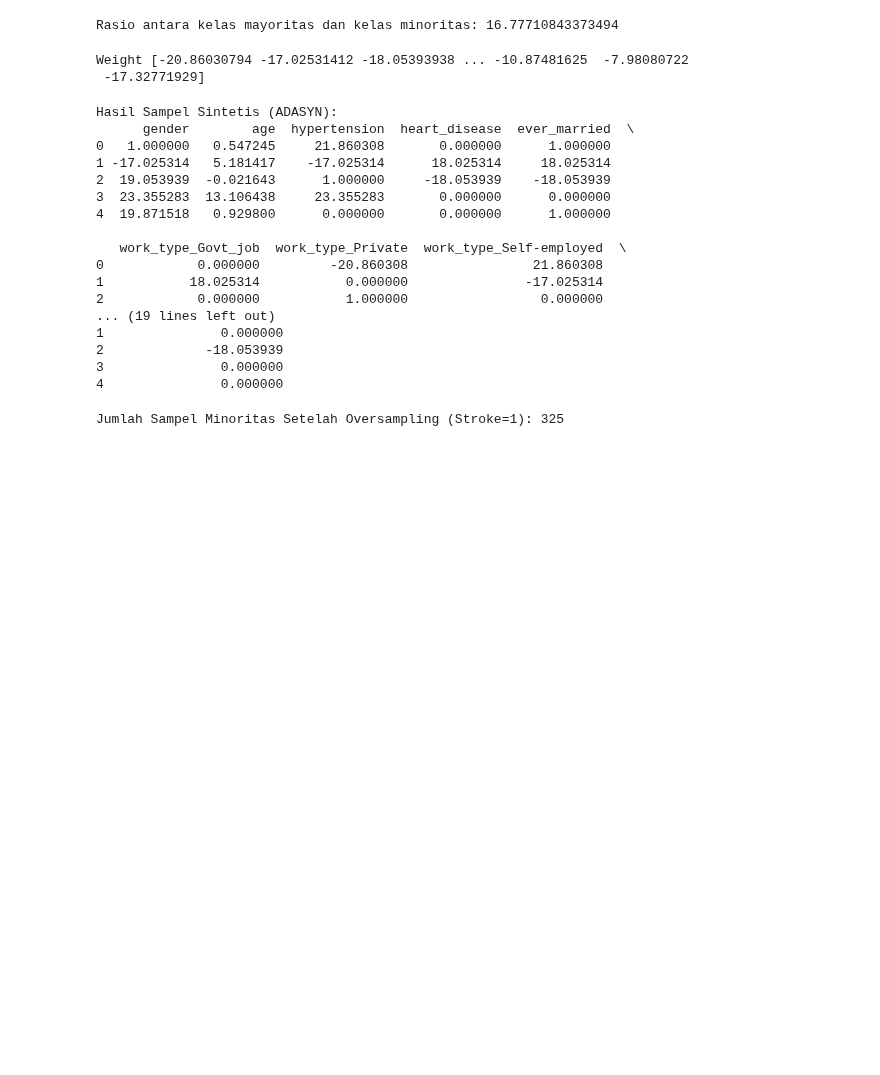
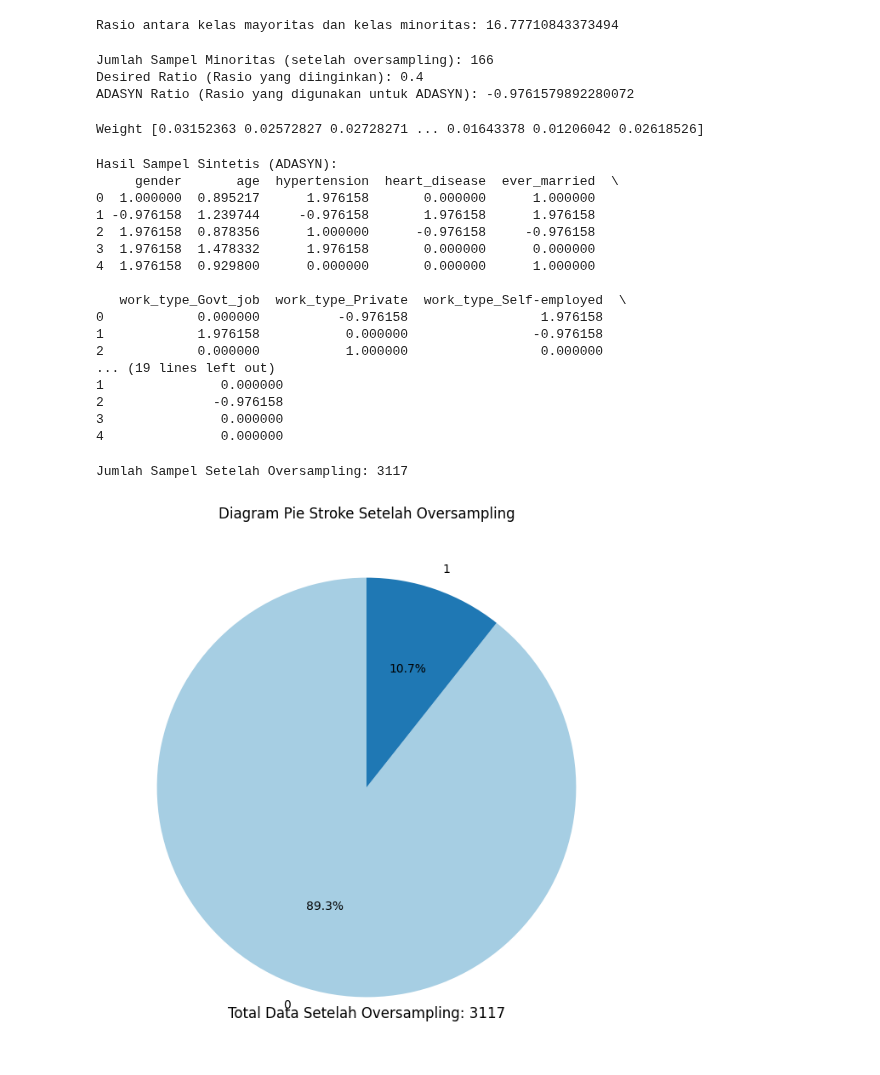
Before and after one commit to avillarafi45/TugasAkhirStrokePrediction, a Jupyter notebook: ADASYN.ipynb, the cells around one changed output. Cells and saved outputs as stored; diff of their text form; code cells hidden in the pictures; blank space fills up the shorter version.

```diff
--- a/ADASYN.ipynb
+++ b/ADASYN.ipynb
@@ -127,16 +124,26 @@ adasyn_ratio = min(desired_ratio, 1.0) * 0.1  # Menggunakan nilai minimum antara
+# %%
+# Langkah 4: Hitung Rasio ADASYN
+desired_ratio = 0.4  # Set sesuai dengan target Anda (30-40%)
+adasyn_ratio = min((desired_ratio / ratio, 1.0)) - 1.0  # Sesuaikan dengan rasio yang diinginkan
+print("Jumlah Sampel Minoritas (setelah oversampling):", len(minority_class))
+print("Desired Ratio (Rasio yang diinginkan):", desired_ratio)
+print("ADASYN Ratio (Rasio yang digunakan untuk ADASYN):", adasyn_ratio)
+# %% [output]
+Jumlah Sampel Minoritas (setelah oversampling): 166
+Desired Ratio (Rasio yang diinginkan): 0.4
+ADASYN Ratio (Rasio yang digunakan untuk ADASYN): -0.9761579892280072
 # %%
 # Langkah 5: Hitung Weight
-weights = distances[:, 1] * (1 - ratio)
-print("Weight",weights)
+weights = distances[:, 1] * (1 + adasyn_ratio)  # Sesuaikan dengan rasio yang diinginkan
+print("Weight", weights)
 # %% [output]
-Weight [-20.86030794 -17.02531412 -18.05393938 ... -10.87481625  -7.98080722
- -17.32771929]
+Weight [0.03152363 0.02572827 0.02728271 ... 0.01643378 0.01206042 0.02618526]
 # %%
 # Langkah 6: Buat Sampel Sintetis (solusi alternatif)
 synthetic_samples = []
 
 for i in range(len(minority_class)):
-    synthetic_sample = minority_class.values[i] + weights[i] * (minority_class.values[indices[i, 1]] - minority_class.values[i])
+    synthetic_sample = minority_class.values[i] + adasyn_ratio * (minority_class.values[indices[i, 1]] - minority_class.values[i])
     synthetic_samples.append(synthetic_sample)
 
 adasyn_samples = pd.DataFrame(synthetic_samples, columns=minority_class.columns)
@@ -145,28 +152,47 @@ print("Hasil Sampel Sintetis (ADASYN):")
 print(adasyn_samples.head())
 # %% [output]
 Hasil Sampel Sintetis (ADASYN):
-      gender        age  hypertension  heart_disease  ever_married  \
-0   1.000000   0.547245     21.860308       0.000000      1.000000
-1 -17.025314   5.181417    -17.025314      18.025314     18.025314
-2  19.053939  -0.021643      1.000000     -18.053939    -18.053939
-3  23.355283  13.106438     23.355283       0.000000      0.000000
-4  19.871518   0.929800      0.000000       0.000000      1.000000
+     gender       age  hypertension  heart_disease  ever_married  \
+0  1.000000  0.895217      1.976158       0.000000      1.000000
+1 -0.976158  1.239744     -0.976158       1.976158      1.976158
+2  1.976158  0.878356      1.000000      -0.976158     -0.976158
+3  1.976158  1.478332      1.976158       0.000000      0.000000
+4  1.976158  0.929800      0.000000       0.000000      1.000000
 
    work_type_Govt_job  work_type_Private  work_type_Self-employed  \
-0            0.000000         -20.860308                21.860308
-1           18.025314           0.000000               -17.025314
+0            0.000000          -0.976158                 1.976158
+1            1.976158           0.000000                -0.976158
 2            0.000000           1.000000                 0.000000
 ... (19 lines left out)
 1               0.000000
-2             -18.053939
+2              -0.976158
 3               0.000000
 4               0.000000
-# %%
-# Pembuatan Sampel Sintetis (solusi optimal)
-adasyn = ADASYN(sampling_strategy=adasyn_ratio, random_state=42)
-X_resampled, y_resampled = adasyn.fit_resample(X, y)
-
-# Tampilkan jumlah sampel minoritas setelah oversampling
-print("Jumlah Sampel Minoritas Setelah Oversampling (Stroke=1):", sum(y_resampled))
-# %% [output]
-Jumlah Sampel Minoritas Setelah Oversampling (Stroke=1): 325
+# %%
+# Langkah 7: Gabungkan Sampel Sintetis dengan Dataset Asli
+oversampled_data = pd.concat([X, adasyn_samples], axis=0)
+oversampled_labels = pd.concat([y, pd.Series([1] * len(adasyn_samples))], axis=0)  # Tambahkan label untuk sampel sintetis
+
+# Verifikasi jumlah sampel setelah oversampling
+print("Jumlah Sampel Setelah Oversampling:", len(oversampled_data))
+# %% [output]
+Jumlah Sampel Setelah Oversampling: 3117
+# %%
+# Hitung frekuensi nilai unik dalam kolom 'stroke' setelah oversampling
+oversampled_stroke_counts = oversampled_labels.value_counts()
+
+# Plotting diagram pie untuk kolom 'stroke' setelah oversampling
+plt.figure(figsize=(8, 8))
+plt.pie(oversampled_stroke_counts, labels=oversampled_stroke_counts.index, autopct='%1.1f%%', startangle=90, colors=plt.cm.Paired.colors)
+
+# Tambahkan keterangan total data setelah oversampling
+total_data_oversampled = len(oversampled_labels)
+plt.text(0, -1.1, f'Total Data Setelah Oversampling: {total_data_oversampled}', fontsize=12, ha='center')
+
+# Berikan judul
+plt.title('Diagram Pie Stroke Setelah Oversampling')
+
+# Tampilkan diagram setelah oversampling
+plt.show()
+# %% [output]
+[figure, added]
```
Also changed, not shown: parts of 2 cells of this notebook.
